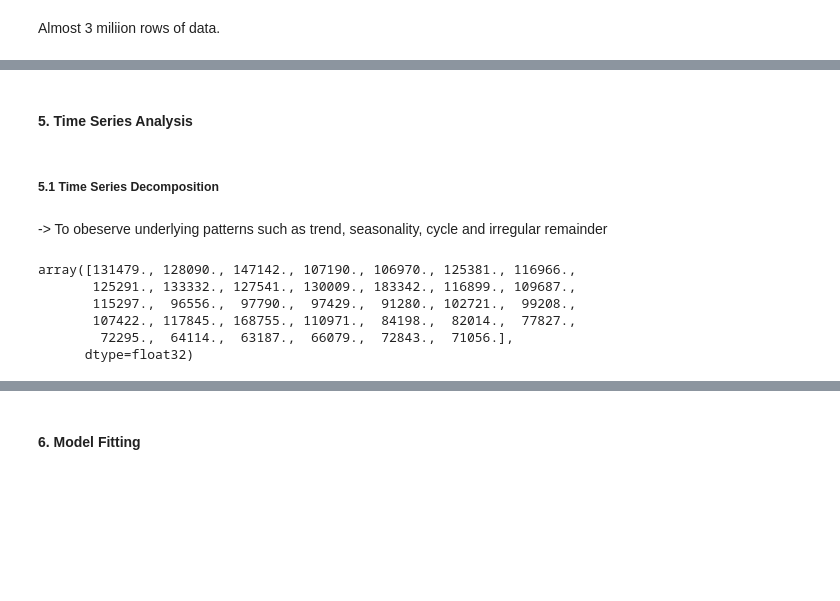
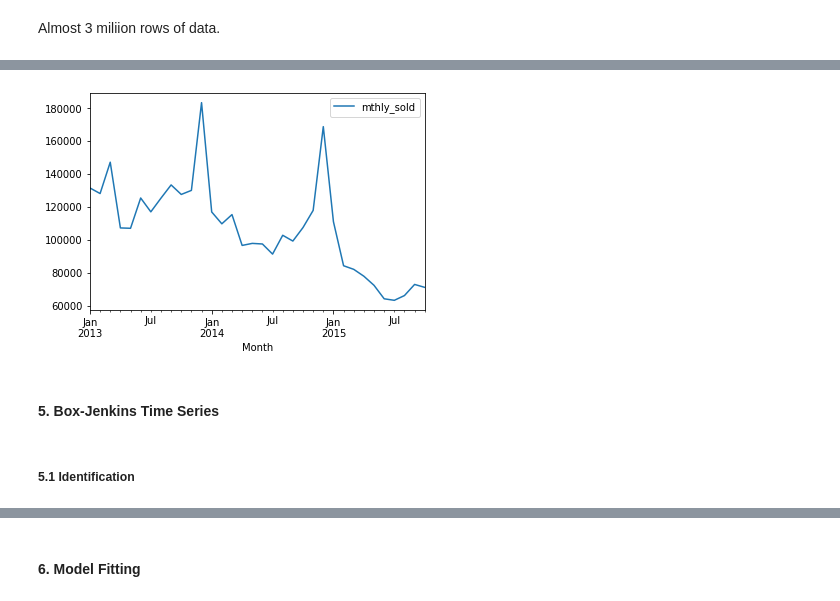
Before and after one commit to LooyeeNg/DataScienceProjects, a Jupyter notebook: predict future sales/predict-future-sales.ipynb, the cells around one changed output, grey strips where cells are left out. Cells and saved outputs as stored; diff of their text form; code cells hidden in the pictures; blank space fills up the shorter version.

```diff
--- a/predict future sales/predict-future-sales.ipynb
+++ b/predict future sales/predict-future-sales.ipynb
@@ -164,0 +153,6 @@ salesPerMonth.plot()
+# %%
+sales['Month'] = sales['date'].dt.to_period('M')
+# %%
+sales_df = sales.groupby(['Month']).agg({'item_cnt_day':'sum'})
+# %%
+sales_df.rename(columns = {'item_cnt_day':'mthly_sold'}, inplace = True)
@@ -165,15 +169,10 @@ salesPerMonth.plot()
+# %%
+# Plot time series
+sales_df.plot()
+plt.show()
+# %% [output]
+[figure, added]
 # %% [markdown]
-#### 5. Time Series Analysis
+#### 5. Box-Jenkins Time Series
 # %% [markdown]
-##### 5.1 Time Series Decomposition
+##### 5.1 Identification
-# %% [markdown]
--> To obeserve underlying patterns such as trend, seasonality, cycle and irregular remainder
-# %%
-salesPerMonth.item_cnt_month.values
-# %% [output]
-array([131479., 128090., 147142., 107190., 106970., 125381., 116966.,
-       125291., 133332., 127541., 130009., 183342., 116899., 109687.,
-       115297.,  96556.,  97790.,  97429.,  91280., 102721.,  99208.,
-       107422., 117845., 168755., 110971.,  84198.,  82014.,  77827.,
-        72295.,  64114.,  63187.,  66079.,  72843.,  71056.],
-      dtype=float32)
```
Also changed, not shown: parts of 52 cells of this notebook.
